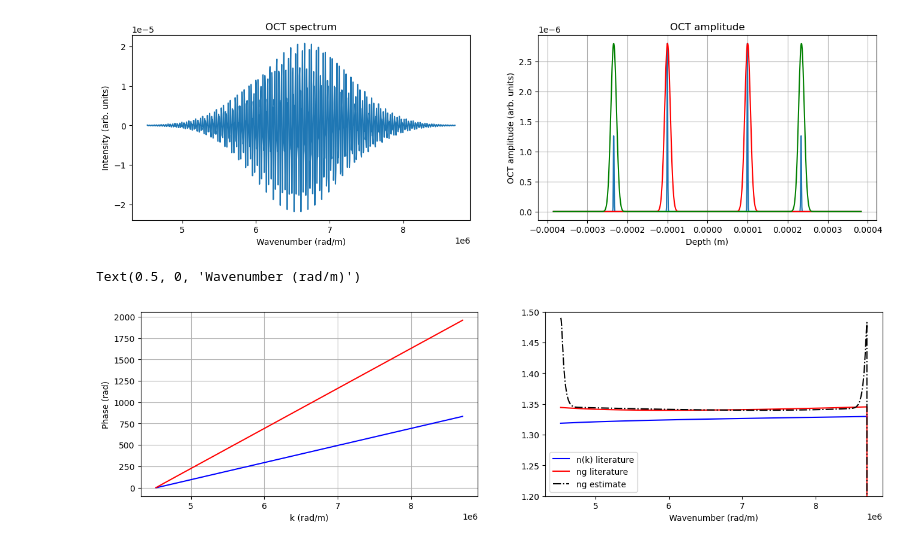
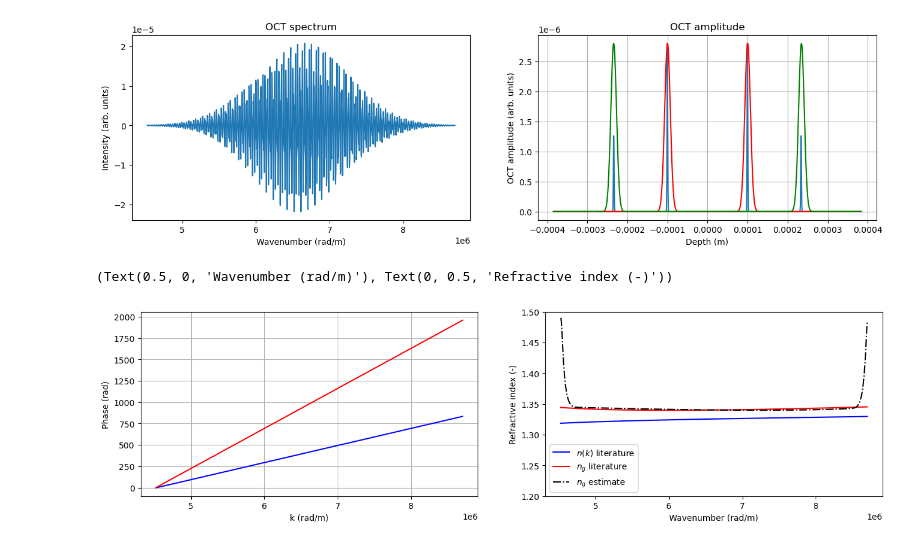
Before and after one commit to KaLKMaNLaB/optical-coherence-tomography, a Jupyter notebook: octsimulationsoftware/octsensing.ipynb, the cells around one changed output. Drawn from its saved outputs; the diff is of its cells as text; code cells hidden in the pictures.

```diff
--- a/octsimulationsoftware/octsensing.ipynb
+++ b/octsimulationsoftware/octsensing.ipynb
@@ -109,26 +107,26 @@ Text(0, 0.5, 'OCT amplitude (arb. units)')
 # %%
 signalmir1=sp.signal.hilbert(np.real(np.fft.ifft(np.fft.fftshift(filter1*iz))))
 signalmir2=sp.signal.hilbert(np.real(np.fft.ifft(np.fft.fftshift(filter2*iz))))
 
 phase1=np.unwrap(np.angle(signalmir1))
 phase2=np.unwrap(np.angle(signalmir2))
 
 plt.figure(figsize=[16,4])
 plt.subplot(121)
 plt.plot(k, phase1, '-b')
 plt.plot(k, phase2, '-r')
 plt.grid(), plt.ylabel('Phase (rad)'), plt.xlabel('k (rad/m)')
 
 ngest=(1/2/L)*(np.diff((phase2-phase1), n=1, append=1.325))/(k[1]-k[0])
 
 plt.subplot(122)
 ng = nk + k* (np.diff(nk, n=1, append=1.325))/(k[1]-k[0])
 
-plt.plot(k, nk, '-b', label='n(k) literature')
-plt.plot(k, ng, '-r', label='ng literature')
-plt.plot(k, ngest, '-.k', label='ng estimate')
+plt.plot(k[:-1], nk[:-1], '-b', label='$n(k)$ literature')
+plt.plot(k[:-1], ng[:-1], '-r', label='$n_g$ literature')
+plt.plot(k[:-1], ngest[:-1], '-.k', label='$n_g$ estimate')
 plt.ylim([1.2, 1.5]), plt.legend()
-plt.xlabel('Wavenumber (rad/m)')
+plt.xlabel('Wavenumber (rad/m)'), plt.ylabel('Refractive index (-)')
 # %% [output]
-Text(0.5, 0, 'Wavenumber (rad/m)')
+(Text(0.5, 0, 'Wavenumber (rad/m)'), Text(0, 0.5, 'Refractive index (-)'))
-[figure, old version]
+[figure, new version]
```
Also changed, not shown: parts of 4 cells of this notebook.
